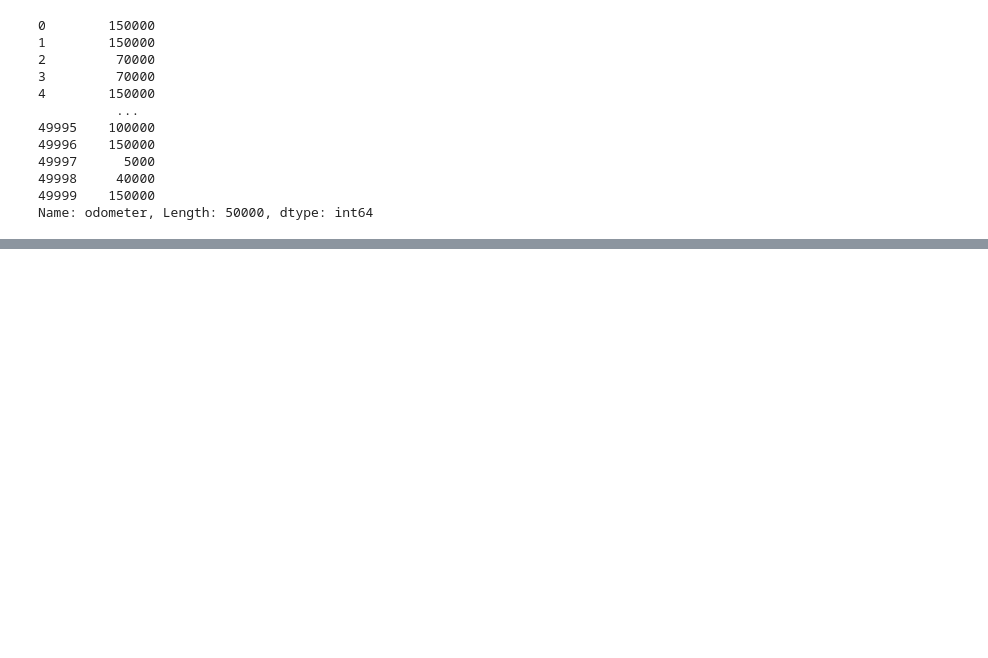
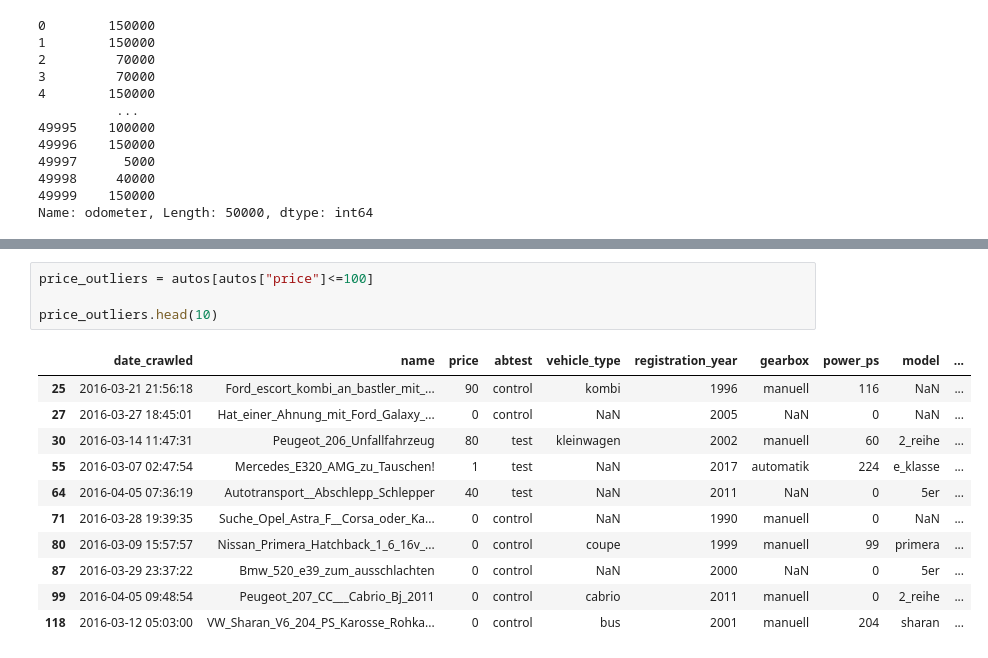
Before and after one commit to pavelbrn/DataQuestProjects, a Jupyter notebook: Project3_Ebay_Car_Sales/Exploring-Ebay-Car-Sales-Data.ipynb, the cells around one changed output, grey strips where cells are left out. Cells and saved outputs as stored; diff of their text form; blank space fills up the shorter version.

```diff
--- a/Project3_Ebay_Car_Sales/Exploring-Ebay-Car-Sales-Data.ipynb
+++ b/Project3_Ebay_Car_Sales/Exploring-Ebay-Car-Sales-Data.ipynb
@@ -259,0 +355,16 @@ autos.head()
+# %%
+price_outliers = autos[autos["price"]<=100]
+
+price_outliers.head(10)
+# %% [output]
+|  | date_crawled | name | price | abtest | vehicle_type | registration_year | gearbox | power_ps | model | ... |
+| 25 | 2016-03-21 21:56:18 | Ford_escort_kombi_an_bastler_mit_... | 90 | control | kombi | 1996 | manuell | 116 | NaN | ... |
+| 27 | 2016-03-27 18:45:01 | Hat_einer_Ahnung_mit_Ford_Galaxy_... | 0 | control | NaN | 2005 | NaN | 0 | NaN | ... |
+| 30 | 2016-03-14 11:47:31 | Peugeot_206_Unfallfahrzeug | 80 | test | kleinwagen | 2002 | manuell | 60 | 2_reihe | ... |
+| 55 | 2016-03-07 02:47:54 | Mercedes_E320_AMG_zu_Tauschen! | 1 | test | NaN | 2017 | automatik | 224 | e_klasse | ... |
+| 64 | 2016-04-05 07:36:19 | Autotransport__Abschlepp_Schlepper | 40 | test | NaN | 2011 | NaN | 0 | 5er | ... |
+| 71 | 2016-03-28 19:39:35 | Suche_Opel_Astra_F__Corsa_oder_Ka... | 0 | control | NaN | 1990 | manuell | 0 | NaN | ... |
+| 80 | 2016-03-09 15:57:57 | Nissan_Primera_Hatchback_1_6_16v_... | 0 | control | coupe | 1999 | manuell | 99 | primera | ... |
+| 87 | 2016-03-29 23:37:22 | Bmw_520_e39_zum_ausschlachten | 0 | control | NaN | 2000 | NaN | 0 | 5er | ... |
+| 99 | 2016-04-05 09:48:54 | Peugeot_207_CC___Cabrio_Bj_2011 | 0 | control | cabrio | 2011 | manuell | 0 | 2_reihe | ... |
+| 118 | 2016-03-12 05:03:00 | VW_Sharan_V6_204_PS_Karosse_Rohka... | 0 | control | bus | 2001 | manuell | 204 | sharan | ... |
```
Also changed, not shown: parts of 37 cells of this notebook.
